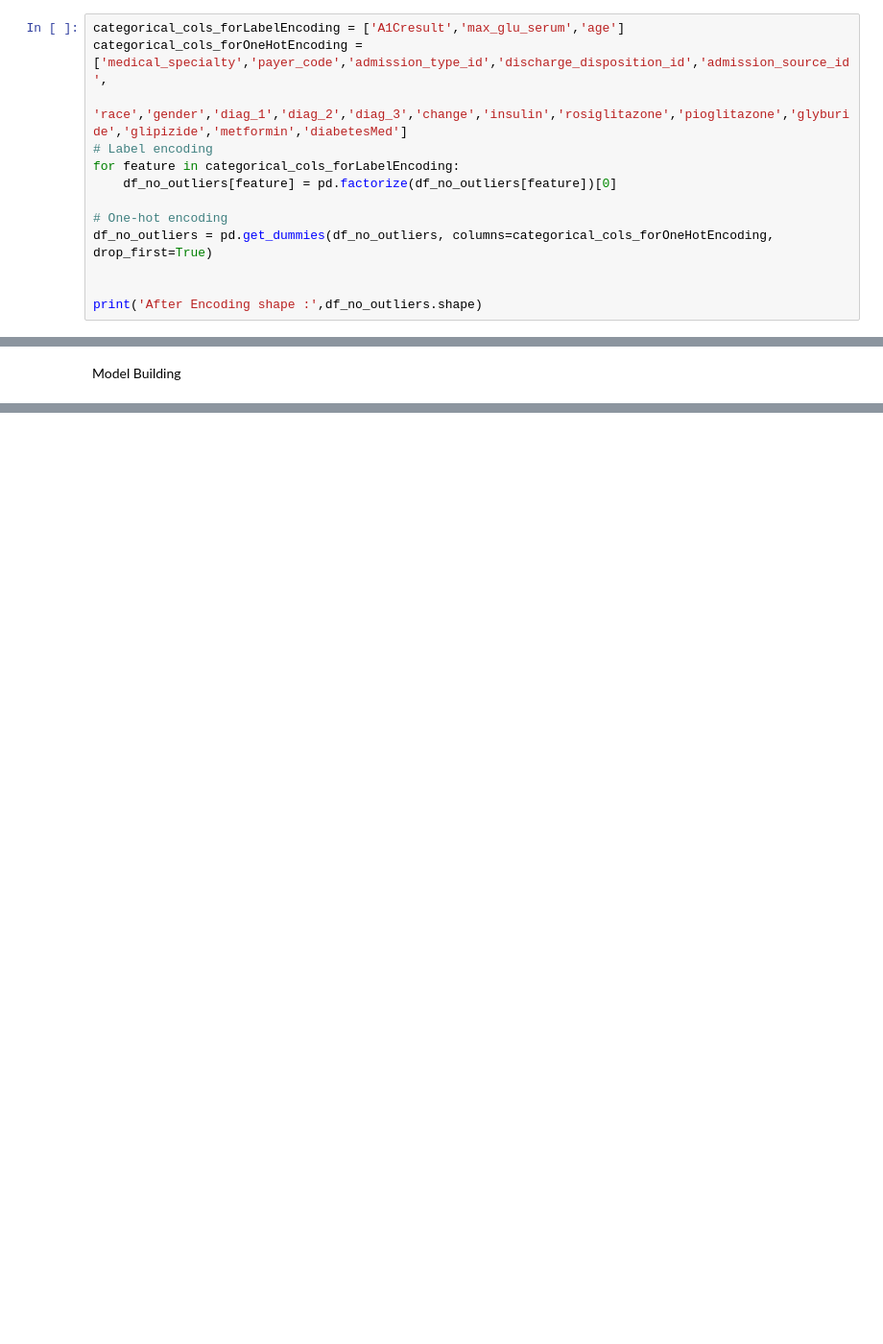
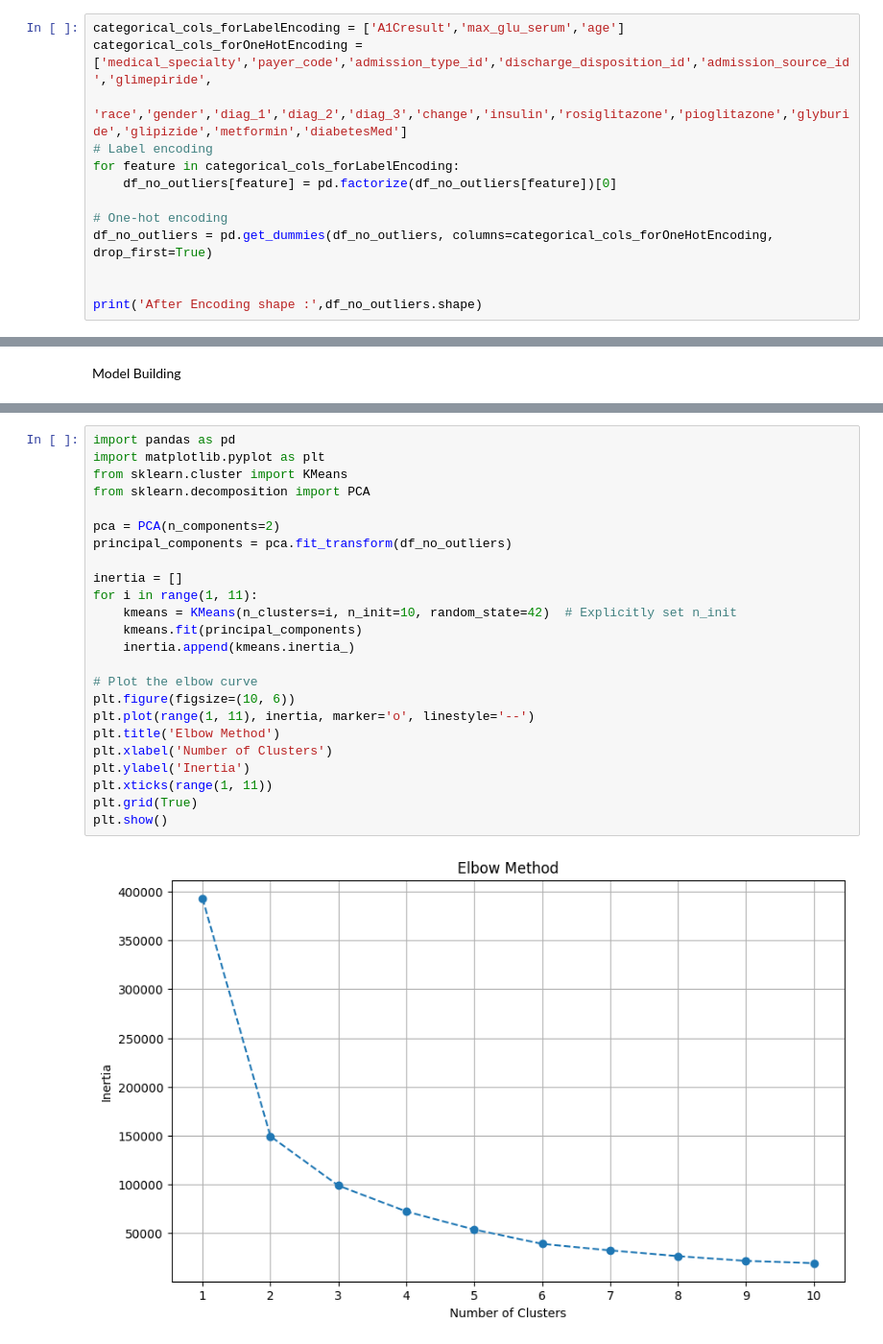
Before and after one commit to Raj-Vaghela/Patient-Readmission-Prediction-Google-Colab, a Jupyter notebook: BDPA_CW_Part_2_Improved_Model.ipynb, the cells around one changed output, grey strips where cells are left out. Shown at 96% size. Drawn from its saved outputs; the diff is of its cells as text; blank space fills up the shorter version.

```diff
--- a/BDPA_CW_Part_2_Improved_Model.ipynb
+++ b/BDPA_CW_Part_2_Improved_Model.ipynb
@@ -355,7 +352,7 @@ display(df_no_outliers.head(10))
 10 rows × 31 columns
 # %%
 categorical_cols_forLabelEncoding = ['A1Cresult','max_glu_serum','age']
-categorical_cols_forOneHotEncoding = ['medical_specialty','payer_code','admission_type_id','discharge_disposition_id','admission_source_id',
+categorical_cols_forOneHotEncoding = ['medical_specialty','payer_code','admission_type_id','discharge_disposition_id','admission_source_id','glimepiride',
                                       'race','gender','diag_1','diag_2','diag_3','change','insulin','rosiglitazone','pioglitazone','glyburide','glipizide','metformin','diabetesMed']
 # Label encoding
 for feature in categorical_cols_forLabelEncoding:
@@ -450,0 +383,26 @@ plt.show()
+# %%
+import pandas as pd
+import matplotlib.pyplot as plt
+from sklearn.cluster import KMeans
+from sklearn.decomposition import PCA
+
+pca = PCA(n_components=2)
+principal_components = pca.fit_transform(df_no_outliers)
+
+inertia = []
+for i in range(1, 11):
+    kmeans = KMeans(n_clusters=i, n_init=10, random_state=42)  # Explicitly set n_init
+    kmeans.fit(principal_components)
+    inertia.append(kmeans.inertia_)
+
+# Plot the elbow curve
+plt.figure(figsize=(10, 6))
+plt.plot(range(1, 11), inertia, marker='o', linestyle='--')
+plt.title('Elbow Method')
+plt.xlabel('Number of Clusters')
+plt.ylabel('Inertia')
+plt.xticks(range(1, 11))
+plt.grid(True)
+plt.show()
+# %% [output]
+[figure, added]
```
Also changed, not shown: parts of 12 cells of this notebook.
